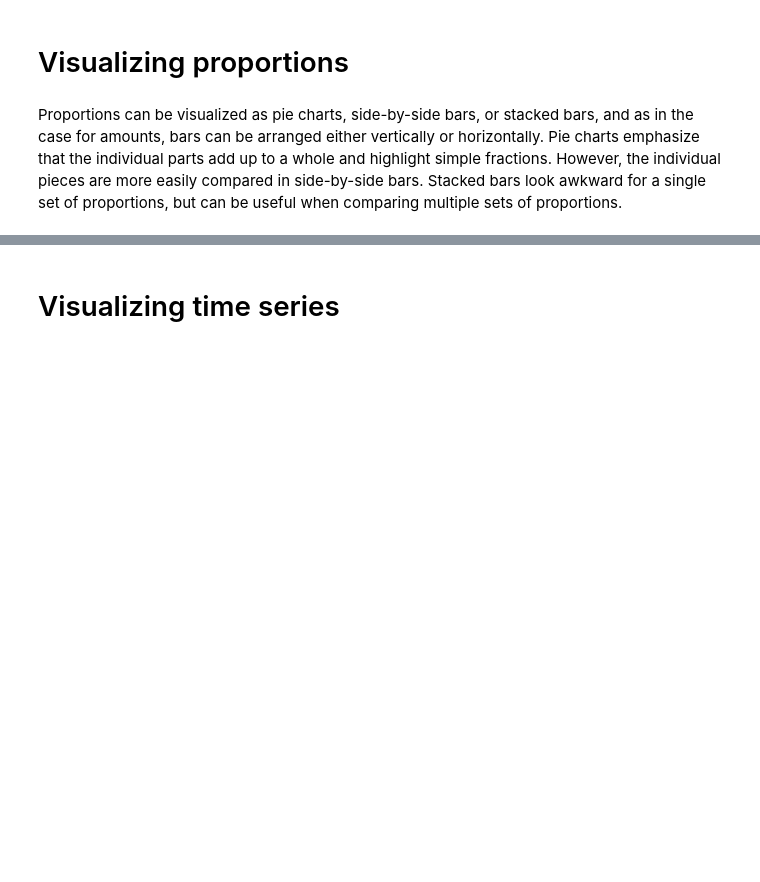
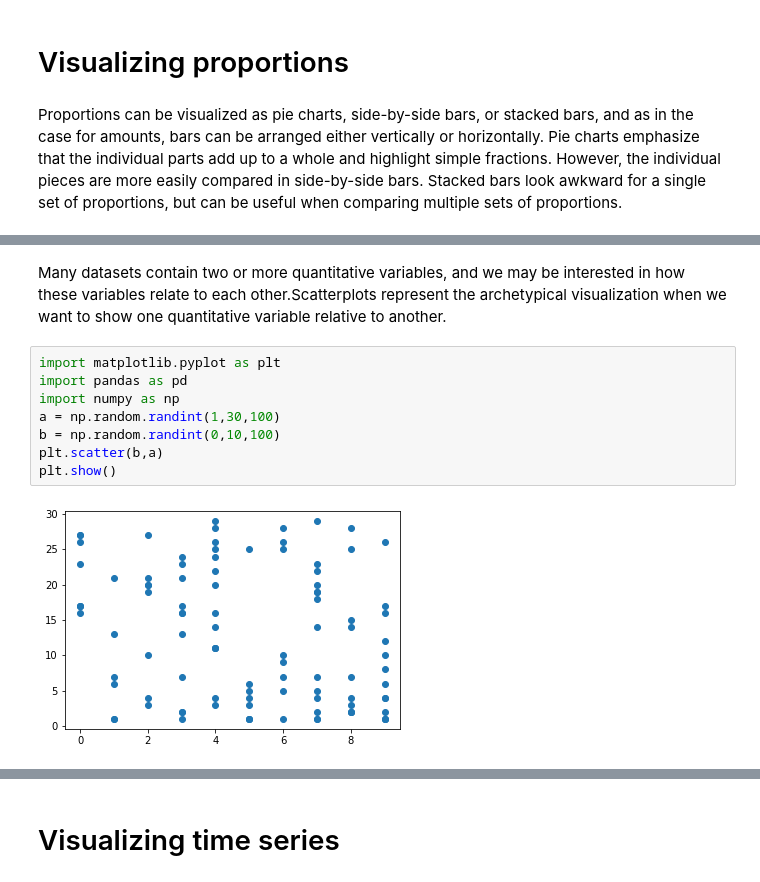
Before and after one commit to rahulbbs/pandas, a Jupyter notebook: Data_visualization_with_python.ipynb, the cells around one changed output, grey strips where cells are left out. Drawn from its saved outputs; the diff is of its cells as text; blank space fills up the shorter version.

```diff
--- a/Data_visualization_with_python.ipynb
+++ b/Data_visualization_with_python.ipynb
@@ -713,0 +723,12 @@ SyntaxError: invalid syntax (1525427654.py, line 1)
+# %% [markdown]
+Many datasets contain two or more quantitative variables, and we may be interested in how these variables relate to each other.Scatterplots represent the archetypical visualization when we want to show one quantitative variable relative to another.
+# %%
+import matplotlib.pyplot as plt
+import pandas as pd
+import numpy as np
+a = np.random.randint(1,30,100)
+b = np.random.randint(0,10,100)
+plt.scatter(b,a)
+plt.show()
+# %% [output]
+[figure, added]
```
Also changed, not shown: parts of 9 cells of this notebook.
